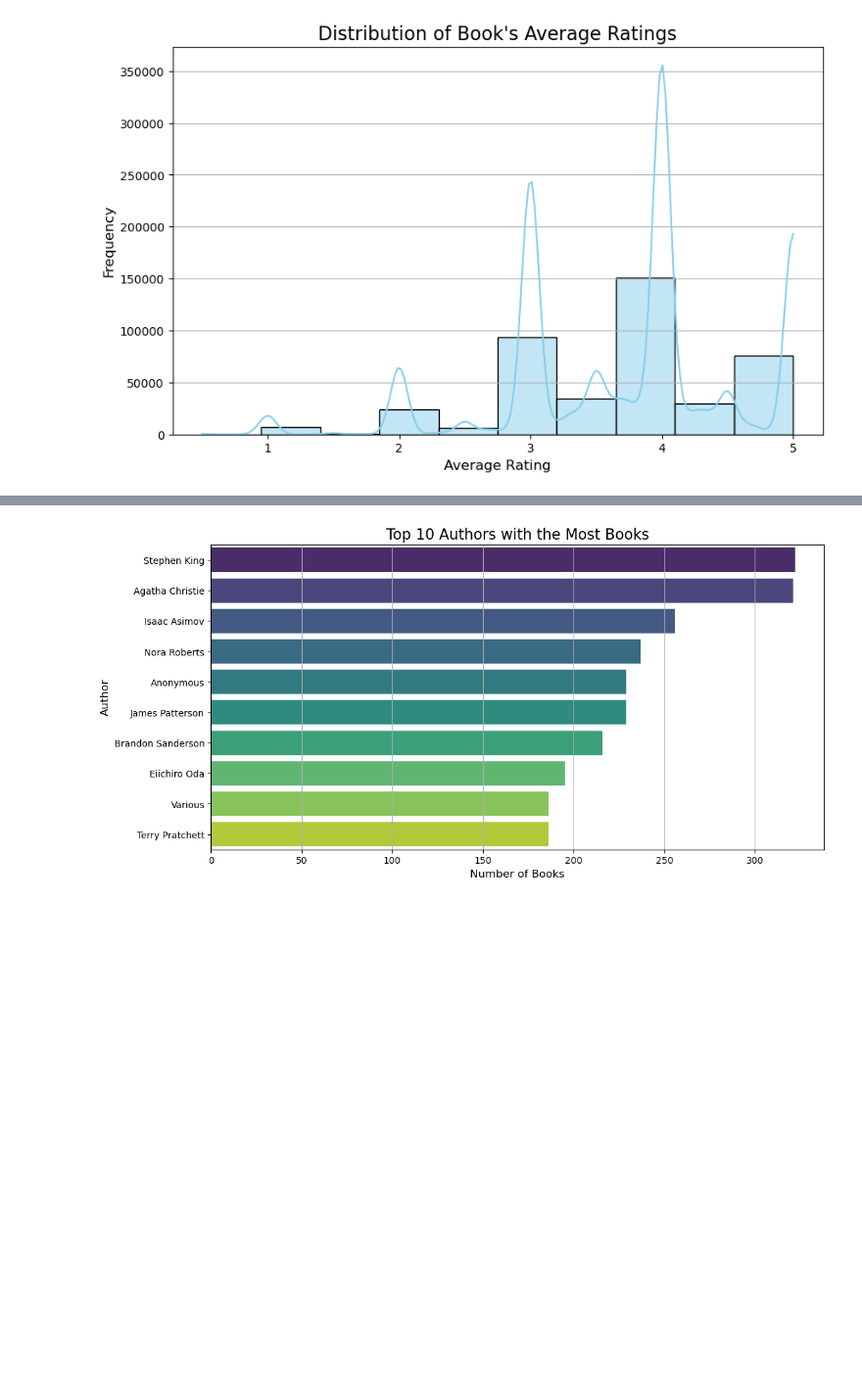
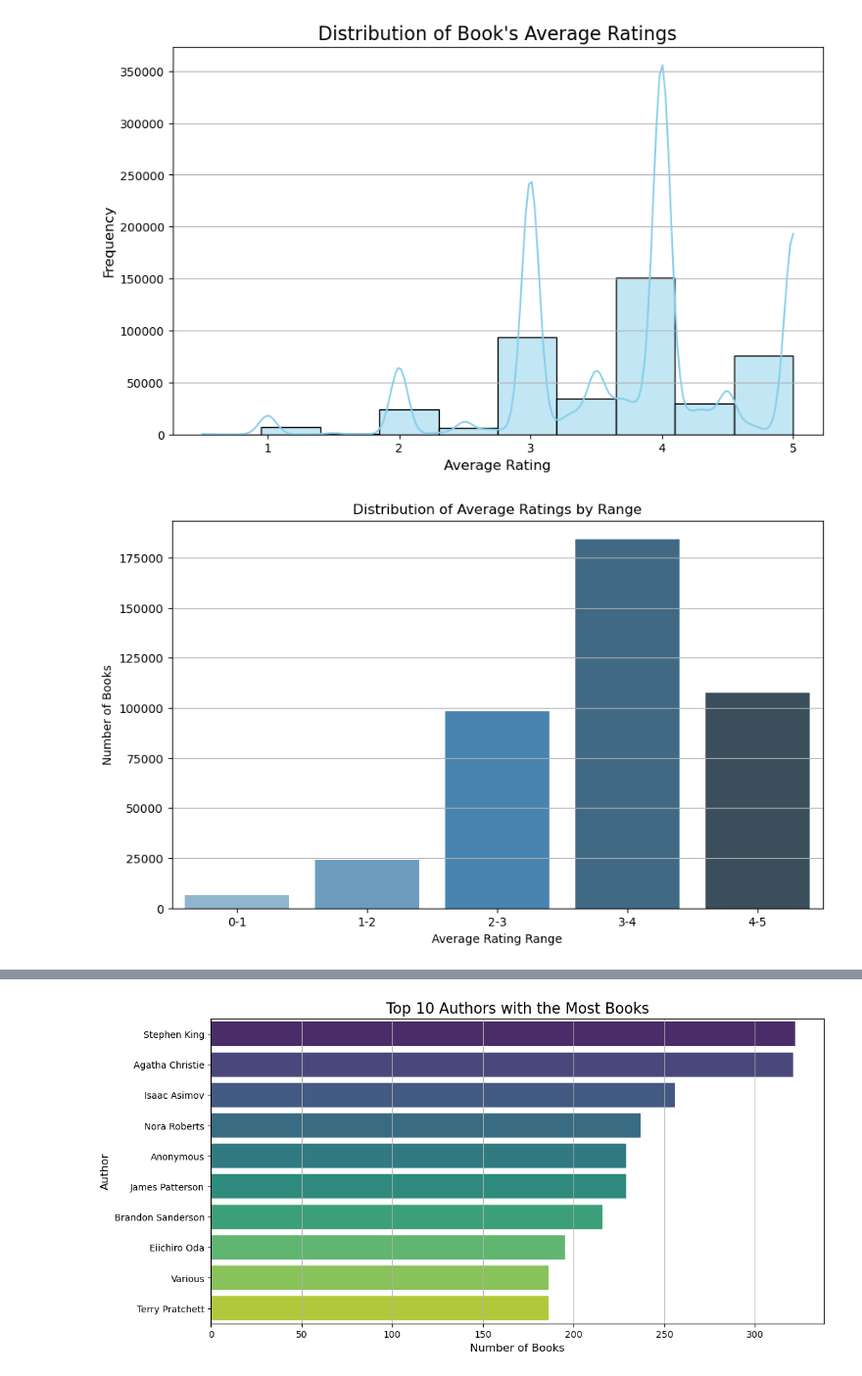
Before and after one commit to hwangisgone/book-rec-2, a Jupyter notebook: data-pipeline/hardcover_eda1.ipynb, the cells around one changed output, grey strips where cells are left out. Shown at 98% size. Drawn from its saved outputs; the diff is of its cells as text; code cells hidden in the pictures; blank space fills up the shorter version.

```diff
--- a/data-pipeline/hardcover_eda1.ipynb
+++ b/data-pipeline/hardcover_eda1.ipynb
@@ -142,6 +142,22 @@ plt.grid(axis='y')
 plt.show()
 # %% [output]
 [figure]
+# %%
+# Create bins for average rating ranges
+rating_bins = pd.cut(average_ratings['avg_rating'], bins=[0, 1, 2, 3, 4, 5], labels=['0-1', '1-2', '2-3', '3-4', '4-5'])
+
+# Count the number of books in each bin
+rating_range_counts = rating_bins.value_counts().sort_index()
+# Plot the bar chart
+plt.figure(figsize=(10, 6))
+sns.barplot(x=rating_range_counts.index, y=rating_range_counts.values, palette='Blues_d')
+plt.title('Distribution of Average Ratings by Range')
+plt.xlabel('Average Rating Range')
+plt.ylabel('Number of Books')
+plt.grid(axis='y')
+plt.show()
+# %% [output]
+[figure, added]
 # %%
 # Correlation of user's total ratings vs average rating
 user_ratings_count = ratings_df.groupby("user_id")["rating"].count().reset_index()
```
Also changed, not shown: parts of 2 cells of this notebook, 2 other files.
